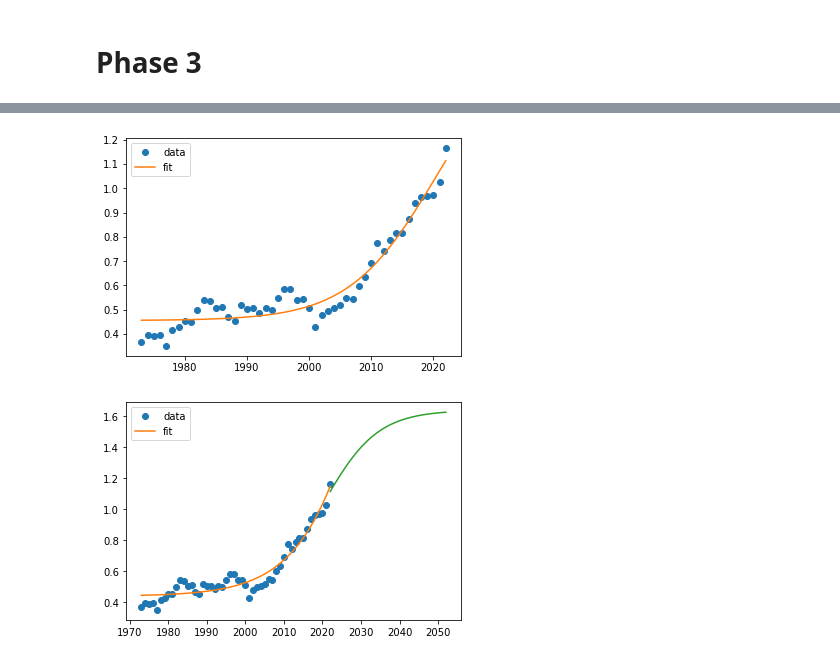
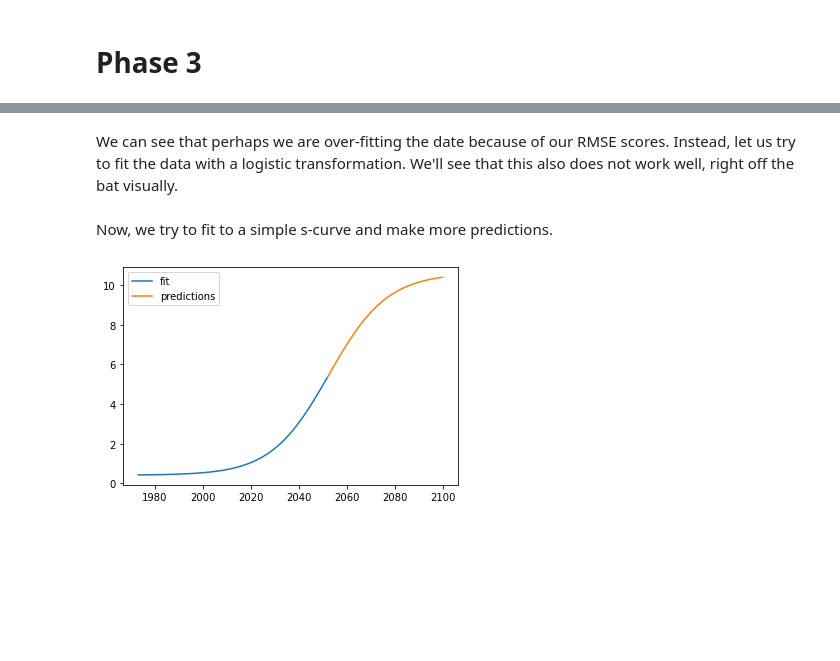
Before and after one commit to akkij26/info_2950, a Jupyter notebook: Phase_2_final.ipynb, the cells around one changed output, grey strips where cells are left out. Cells and saved outputs as stored; diff of their text form; code cells hidden in the pictures; blank space fills up the shorter version.

```diff
--- a/Phase_2_final.ipynb
+++ b/Phase_2_final.ipynb
@@ -629,13 +462,0 @@ D = params[3]
-# %%
-def PL4_pred (x):
-    y_pred = ((A-D)/(1.0+((x/C)**(B))) + D)
-    return y_pred
-upy = np.linspace(2022, 2052, 31)
-
-new_y_vals_3 = np.zeros(31)
-for i in range(31):
-    out = PL4_pred(upy[i])
-    new_y_vals_3[i] = out
-
-print(new_y_vals_3)
-print(upy)
@@ -652,18 +463,34 @@ print(upy)
-# %%
-y_nnn = fourPL(x, *params)
-plt.plot(x, y, 'o', label='data')
-plt.plot(x,y_nnn, label='fit')
-#plt.plot(upy, new_y_vals_2)
-plt.legend(loc='best')
-plt.show()
-# %% [output]
-[figure, removed]
-# %%
-y_nnn = s_curve(x, *popt)
-plt.plot(x, y, 'o', label='data')
-plt.plot(x, y_nnn, label='fit')
-plt.plot(upy, new_y_vals_3)
-plt.legend(loc='best')
-plt.show()
-# %% [output]
-[figure, removed]
+# %% [markdown]
+We can see that perhaps we are over-fitting the date because of our RMSE scores. Instead, let us try to fit the data with a logistic transformation. We'll see that this also does not work well, right off the bat visually.
+# %% [markdown]
+Now, we try to fit to a simple s-curve and make more predictions.
+# %%
+def fourPL(x, A, B, C, D):
+    return ((A-D)/(1.0+((x/C)**(B))) + D)
+
+def PL4_pred (x):
+    y_pred = ((A-D)/(1.0+((x/C)**(B))) + D)
+    return y_pred
+
+guess = [min(y), np.median(x), 2030 , max(y)]
+params, params_covariance = curve_fit(fourPL, x, y, guess)
+
+A = params[0]
+B = params[1]
+C = params[2]
+D = params[3]
+
+upy = np.linspace(2052, 2100, 49)
+new_y_vals_3 = np.zeros(49)
+for i in range(49):
+    out = PL4_pred(upy[i])
+    new_y_vals_3[i] = out
+
+y_nnn = fourPL(x, *params)
+#plt.plot(x, y, 'o', label='data')
+plt.plot(x,y_nnn, label='fit')
+plt.plot(upy, new_y_vals_3, label = 'predictions')
+plt.legend(loc='best')
+plt.show()
+# %% [output]
+[figure, added]
```
Also changed, not shown: parts of 21 cells of this notebook.
